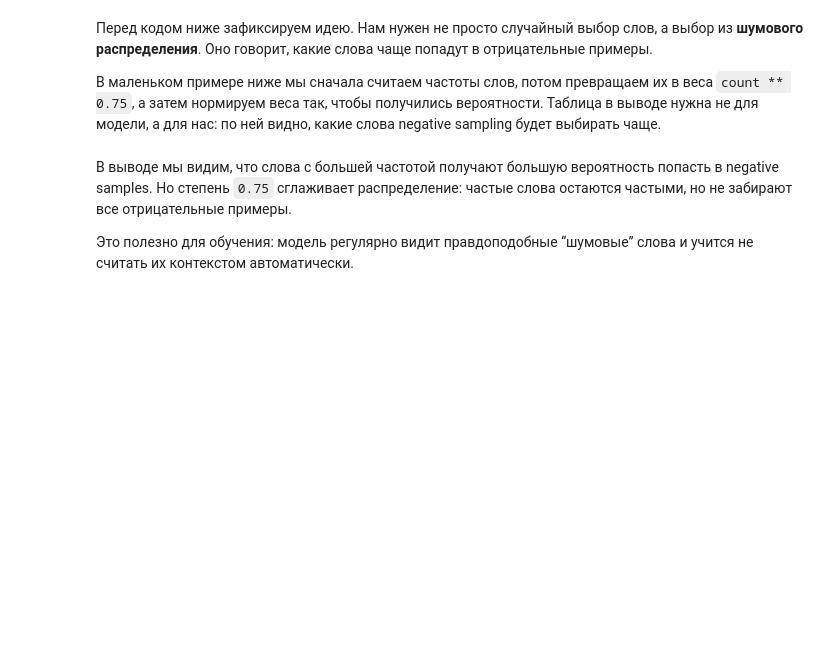
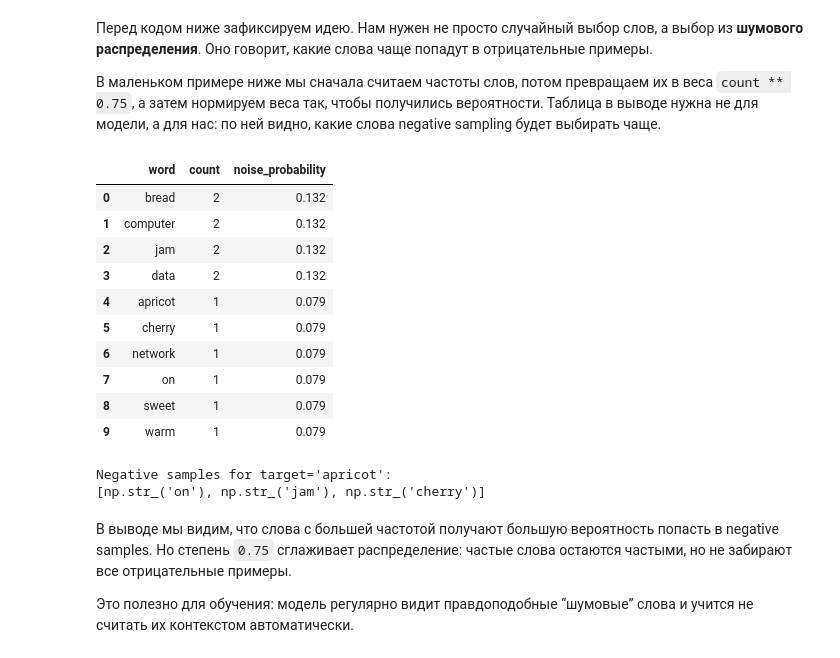
Before and after one commit to SPS-RSUH/Sem-3_leq, a Jupyter notebook: Sem_5_embedings/leq_5.ipynb, the cells around one changed output. Cells and saved outputs as stored; diff of their text form; code cells hidden in the pictures; blank space fills up the shorter version.

```diff
--- a/Sem_5_embedings/leq_5.ipynb
+++ b/Sem_5_embedings/leq_5.ipynb
@@ -474,34 +509,48 @@ $$
 # %%
 tiny_text = "apricot jam on warm bread cherry jam sweet bread computer data network computer data"
 tokens = tiny_text.split()
 
 word_counts = Counter(tokens)
 vocab = sorted(word_counts)
 
 weights = []
 for word in vocab:
     weights.append(word_counts[word] ** 0.75)
 
 total_weight = sum(weights)
 probabilities = []
 for weight in weights:
     probabilities.append(weight / total_weight)
 
 noise_df = pd.DataFrame(
     {
         "word": vocab,
         "count": [word_counts[word] for word in vocab],
         "noise_probability": probabilities,
     }
 )
 
 display(noise_df.sort_values("noise_probability", ascending=False).reset_index(drop=True))
 
-rng = np.random.default_rng(7)
-negative_samples = rng.choice(vocab, size=8, replace=True, p=probabilities)
+rng = np.random.default_rng(100)
+negative_samples = rng.choice(vocab, size=3, replace=True, p=probabilities)
 
 print("Negative samples for target='apricot':")
 print(list(negative_samples))
+# %% [output]
+|  | word | count | noise_probability |
+| 0 | bread | 2 | 0.132 |
+| 1 | computer | 2 | 0.132 |
+| 2 | jam | 2 | 0.132 |
+| 3 | data | 2 | 0.132 |
+| 4 | apricot | 1 | 0.079 |
+| 5 | cherry | 1 | 0.079 |
+| 6 | network | 1 | 0.079 |
+| 7 | on | 1 | 0.079 |
+| 8 | sweet | 1 | 0.079 |
+| 9 | warm | 1 | 0.079 |
+Negative samples for target='apricot':
+[np.str_('on'), np.str_('jam'), np.str_('cherry')]
 # %% [markdown]
 В выводе мы видим, что слова с большей частотой получают большую вероятность попасть в negative samples. Но степень `0.75` сглаживает распределение: частые слова остаются частыми, но не забирают все отрицательные примеры.
 
```
Also changed, not shown: parts of 7 cells of this notebook, 1 other file.
